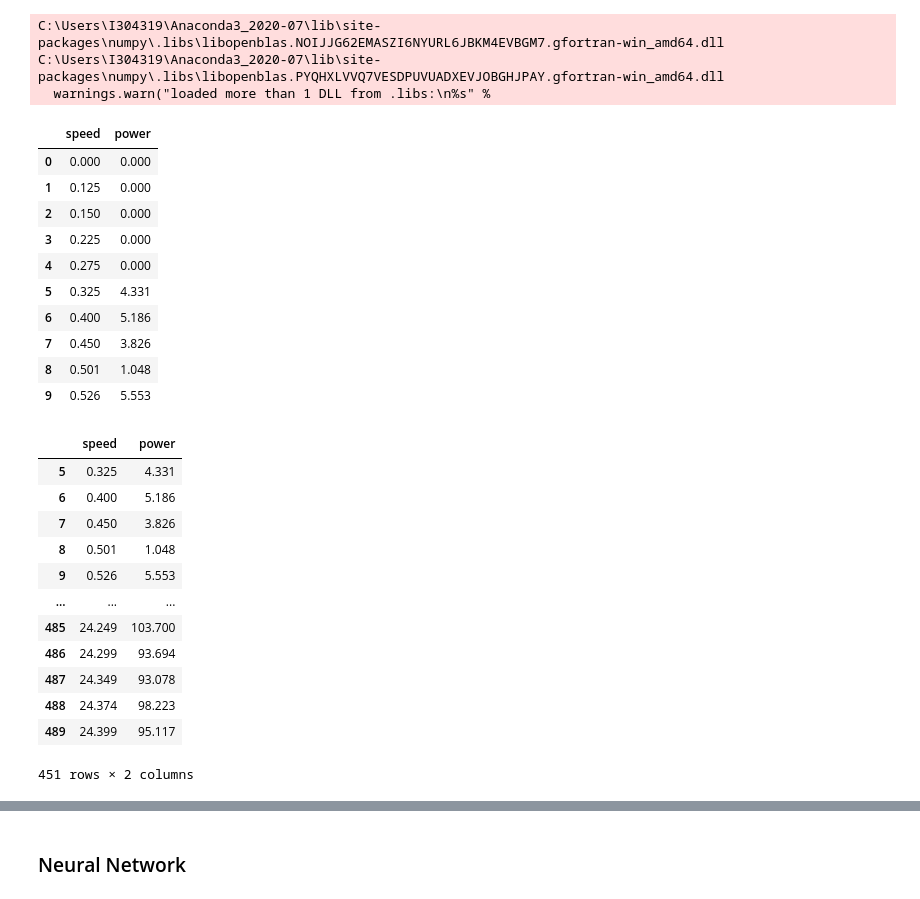
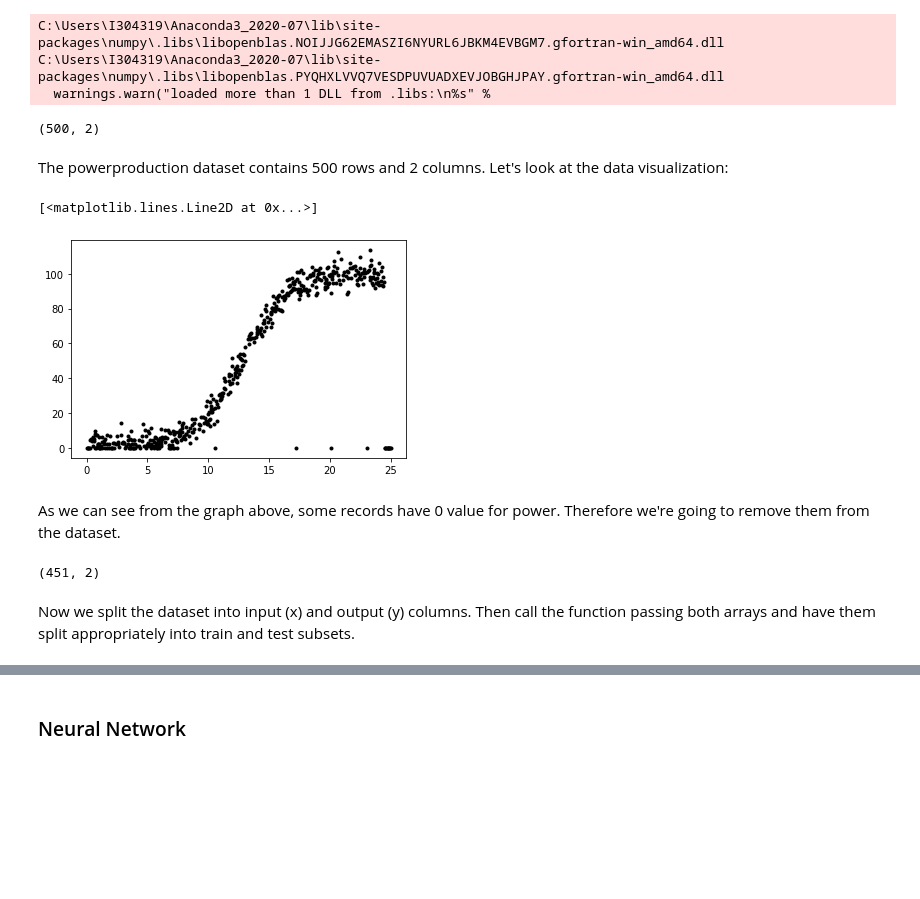
Before and after one commit to JuliaMal/Machine_learning_project, a Jupyter notebook: Project.ipynb, the cells around one changed output, grey strips where cells are left out. Saved outputs shown, nothing was run; the diff lists cells and outputs as text; code cells hidden in the pictures; blank space fills up the shorter version.

```diff
--- a/Project.ipynb
+++ b/Project.ipynb
@@ -29,40 +43,32 @@ C:\Users\I304319\Anaconda3_2020-07\lib\site-packages\numpy\.libs\libopenblas.NOI
 C:\Users\I304319\Anaconda3_2020-07\lib\site-packages\numpy\.libs\libopenblas.PYQHXLVVQ7VESDPUVUADXEVJOBGHJPAY.gfortran-win_amd64.dll
   warnings.warn("loaded more than 1 DLL from .libs:\n%s" %
 # %%
-# Read the iris.csv from a file
+# Read the powerproduction.csv from a file
 df = pd.read_csv('powerproduction.csv')
 
-# checking the first 5 records of the dataset:
-df.head(10)
+# summarize the shape of the dataset
+print(df.shape)
 # %% [output]
-|  | speed | power |
-| 0 | 0.000 | 0.000 |
-| 1 | 0.125 | 0.000 |
-| 2 | 0.150 | 0.000 |
-| 3 | 0.225 | 0.000 |
-| 4 | 0.275 | 0.000 |
-| 5 | 0.325 | 4.331 |
-| 6 | 0.400 | 5.186 |
-| 7 | 0.450 | 3.826 |
-| 8 | 0.501 | 1.048 |
-| 9 | 0.526 | 5.553 |
+(500, 2)
+# %% [markdown]
+The powerproduction dataset contains 500 rows and 2 columns. Let's look at the data visualization:
+# %%
+x = df.iloc[:, 0].values
+y = df.iloc[:, 1].values
+# %%
+plt.plot(x, y, 'k.')
+# %% [output]
+[<matplotlib.lines.Line2D at 0x...>]
+[figure, added]
+# %% [markdown]
+As we can see from the graph above, some records have 0 value for power. Therefore we're going to remove them from the dataset.
 # %%
 # removing all rows where the power data is not maintained (equals 0.0)
 df = df[df['power'] !=0]
 # %%
-df
+df.shape
 # %% [output]
-|  | speed | power |
-| 5 | 0.325 | 4.331 |
-| 6 | 0.400 | 5.186 |
-| 7 | 0.450 | 3.826 |
-| 8 | 0.501 | 1.048 |
-| 9 | 0.526 | 5.553 |
-| ... | ... | ... |
-| 485 | 24.249 | 103.700 |
-| 486 | 24.299 | 93.694 |
-| 487 | 24.349 | 93.078 |
-| 488 | 24.374 | 98.223 |
-| 489 | 24.399 | 95.117 |
-451 rows × 2 columns
+(451, 2)
+# %% [markdown]
+Now we split the dataset into input (x) and output (y) columns. Then call the function passing both arrays and have them split appropriately into train and test subsets.
 # %%
```
Also changed, not shown: parts of 18 cells of this notebook, 1 other file.
